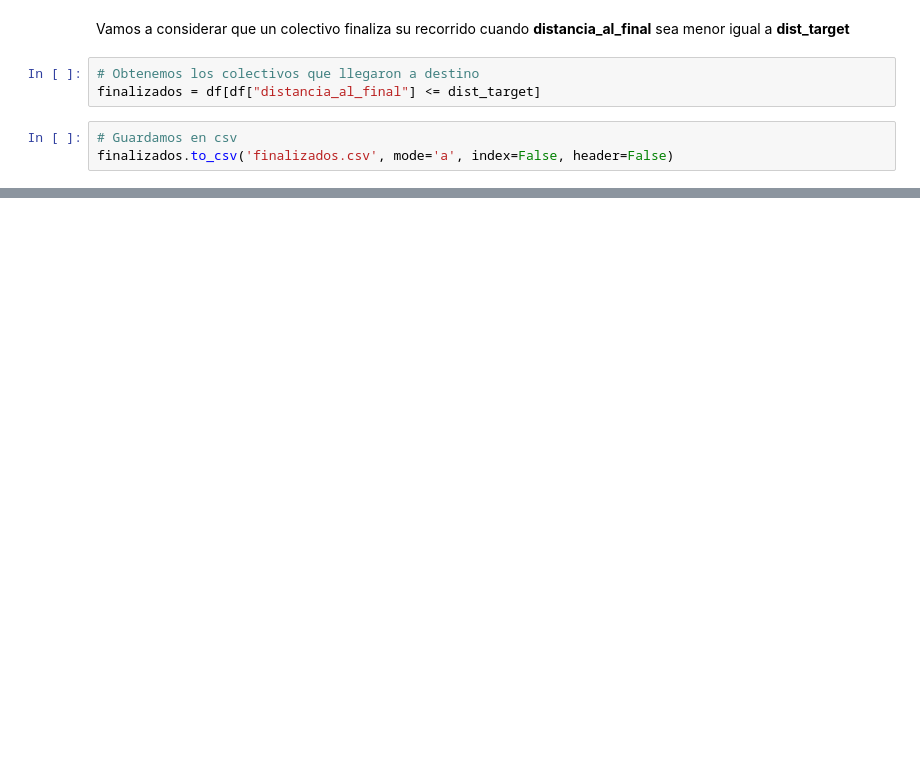
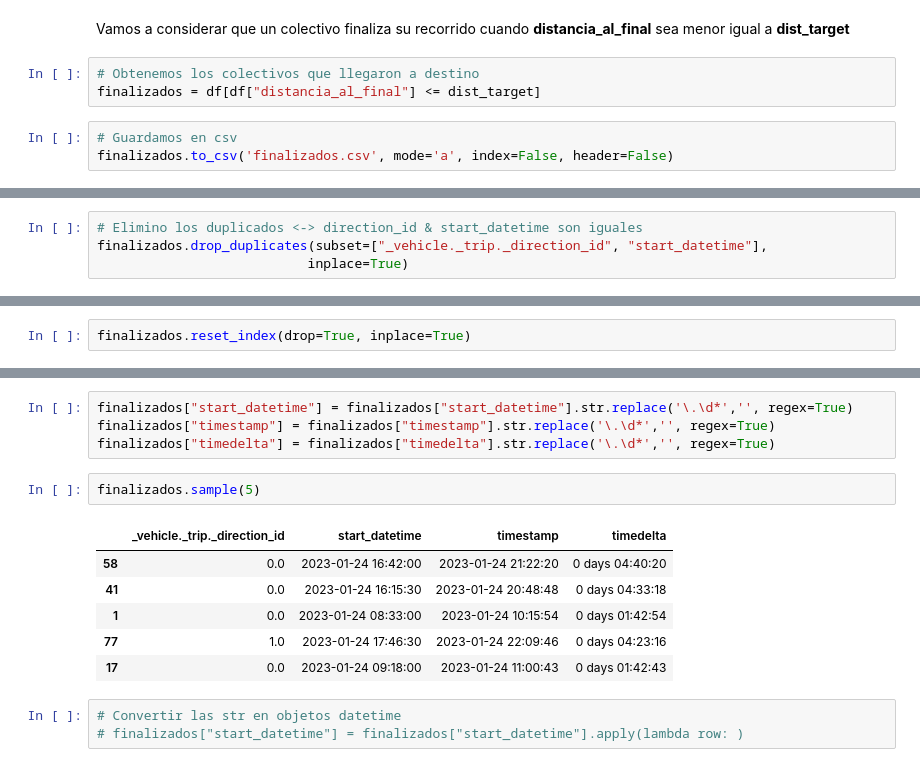
Before and after one commit to yagopajarino/colectivos-152, a Jupyter notebook: Colectivos.ipynb, the cells around one changed output, grey strips where cells are left out. Saved outputs shown, nothing was run; the diff lists cells and outputs as text; blank space fills up the shorter version.

```diff
--- a/Colectivos.ipynb
+++ b/Colectivos.ipynb
@@ -206,0 +268,4 @@ finalizados.to_csv('finalizados.csv', mode='a', index=False, header=False)
+# %%
+# Elimino los duplicados <-> direction_id & start_datetime son iguales
+finalizados.drop_duplicates(subset=["_vehicle._trip._direction_id", "start_datetime"],
+                           inplace=True)
@@ -206,0 +276,2 @@ finalizados.to_csv('finalizados.csv', mode='a', index=False, header=False)
+# %%
+finalizados.reset_index(drop=True, inplace=True)
@@ -206,0 +292,16 @@ finalizados.to_csv('finalizados.csv', mode='a', index=False, header=False)
+# %%
+finalizados["start_datetime"] = finalizados["start_datetime"].str.replace('\.\d*','', regex=True)
+finalizados["timestamp"] = finalizados["timestamp"].str.replace('\.\d*','', regex=True)
+finalizados["timedelta"] = finalizados["timedelta"].str.replace('\.\d*','', regex=True)
+# %%
+finalizados.sample(5)
+# %% [output]
+|  | _vehicle._trip._direction_id | start_datetime | timestamp | timedelta |
+| 58 | 0.0 | 2023-01-24 16:42:00 | 2023-01-24 21:22:20 | 0 days 04:40:20 |
+| 41 | 0.0 | 2023-01-24 16:15:30 | 2023-01-24 20:48:48 | 0 days 04:33:18 |
+| 1 | 0.0 | 2023-01-24 08:33:00 | 2023-01-24 10:15:54 | 0 days 01:42:54 |
+| 77 | 1.0 | 2023-01-24 17:46:30 | 2023-01-24 22:09:46 | 0 days 04:23:16 |
+| 17 | 0.0 | 2023-01-24 09:18:00 | 2023-01-24 11:00:43 | 0 days 01:42:43 |
+# %%
+# Convertir las str en objetos datetime
+# finalizados["start_datetime"] = finalizados["start_datetime"].apply(lambda row: )
```
Also changed, not shown: parts of 23 cells of this notebook, 1 other file.
